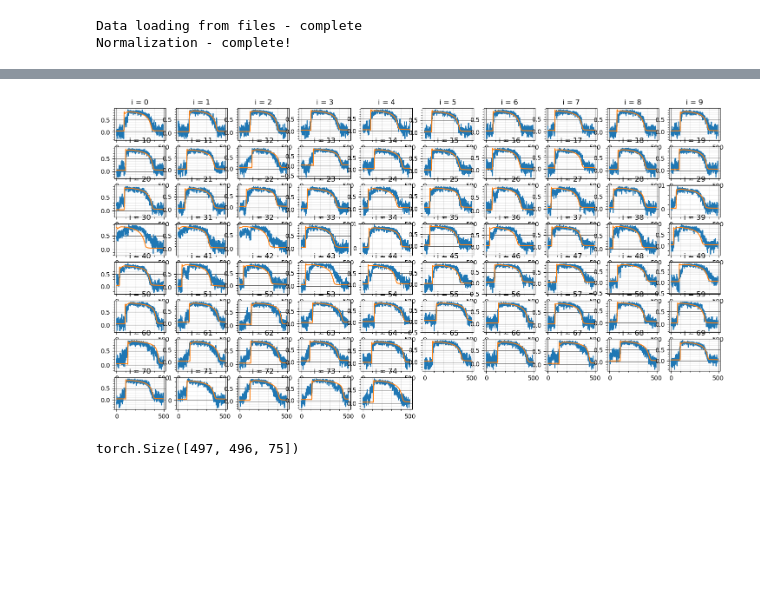
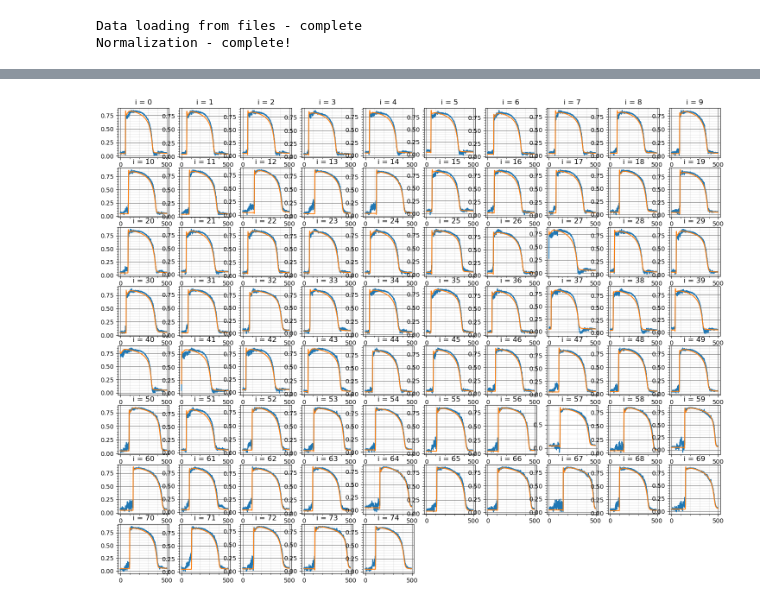
Before and after one commit to aranganath/cardiac-ai, a Jupyter notebook: Transformer.ipynb, the cells around one changed output, grey strips where cells are left out. Drawn from its saved outputs; the diff is of its cells as text; code cells hidden in the pictures; blank space fills up the shorter version.

Commit message:
Final working version - Transformer

```diff
--- a/Transformer.ipynb
+++ b/Transformer.ipynb
@@ -102,9 +102,9 @@ model = TimeSeriesTransformer(
 criterion = torch.nn.MSELoss()
 
 # Define the optimizer
-optimizer = torch.optim.Adam(model.parameters(), lr = 1e-4)
+optimizer = torch.optim.Adam(model.parameters(), lr = 1e-3)
 # %%
-EPOCHS = 20
+EPOCHS = 500
 for epoch in tqdm(range(EPOCHS), desc = 'Training ', unit='epochs'):
     batch = 0
     for src, trg, trg_y in tqdm(TrainData, unit = 'batches'):
@@ -209,25 +209,22 @@ with torch.no_grad():
             tru_sequences = torch.cat([tru_sequences, tru_output], axis = 0)
         flag = True
 # %%
-index = 0
+index = 10
 
-pyplot.figure(figsize=(18, 9))
+pyplot.figure(figsize=(18, 14))
 
 for count, i in enumerate(range(sequences.shape[2])):
     pyplot.subplot(8, 10, count + 1)
-    pyplot.plot(sequences[index,:,i].cpu().numpy())
-    pyplot.plot(tru_sequences[index,:,i].cpu().numpy())
+    pyplot.plot(sequences[index,:,i].cpu().numpy(), label ='Predicted data')
+    pyplot.plot(tru_sequences[index,:,i].cpu().numpy(), label = 'True data')
     pyplot.title(f'i = {i}')
     pyplot.grid(visible=True, which='major', color='#666666', linestyle='-')
     pyplot.minorticks_on()
     pyplot.grid(visible=True, which='minor', color='#999999', linestyle='-', alpha=0.2)
 
 # pyplot.plot(sequences[index,:,0].cpu().numpy())
 # pyplot.plot(tru_sequences[index, :, 4])
+pyplot.savefig('Transformer-final.png')
 pyplot.show()
 # %% [output]
-[figure, old version]
+[figure, new version]
-# %%
-print(sequences.shape)
-# %% [output]
-torch.Size([497, 496, 75])
```
Also changed, not shown: parts of 1 cell of this notebook, 1 other file.
